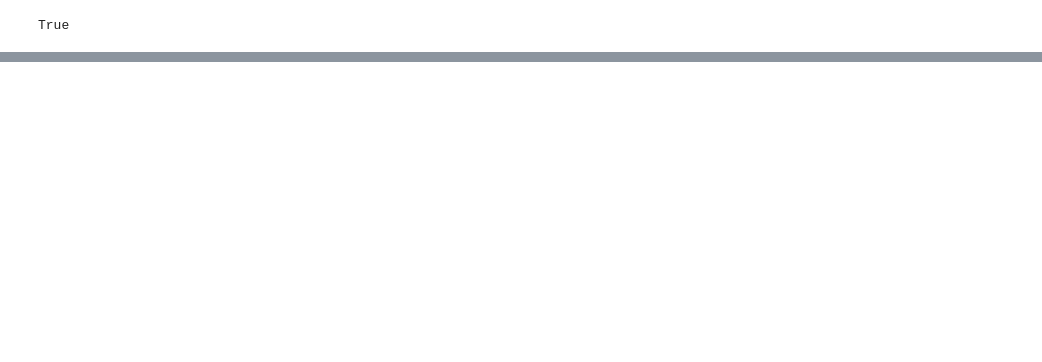
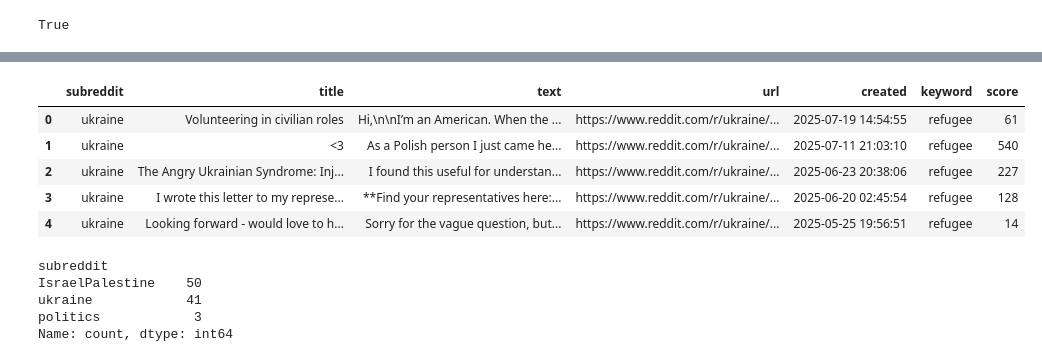
Before and after one commit to AnnaVerbytska/Migration_Sentiment, a Jupyter notebook: notebooks/get_data.ipynb, the cells around one changed output, grey strips where cells are left out. Saved outputs shown, nothing was run; the diff lists cells and outputs as text; code cells hidden in the pictures; blank space fills up the shorter version.

```diff
--- a/notebooks/get_data.ipynb
+++ b/notebooks/get_data.ipynb
@@ -54,0 +38,17 @@ Posted on: 2020-09-12 19:53:16
+# %%
+df.head()
+# %% [output]
+|  | subreddit | title | text | url | created | keyword | score |
+| 0 | ukraine | Volunteering in civilian roles | Hi,\n\nI’m an American. When the ... | https://www.reddit.com/r/ukraine/... | 2025-07-19 14:54:55 | refugee | 61 |
+| 1 | ukraine | <3 | As a Polish person I just came he... | https://www.reddit.com/r/ukraine/... | 2025-07-11 21:03:10 | refugee | 540 |
+| 2 | ukraine | The Angry Ukrainian Syndrome: Inj... | I found this useful for understan... | https://www.reddit.com/r/ukraine/... | 2025-06-23 20:38:06 | refugee | 227 |
+| 3 | ukraine | I wrote this letter to my represe... | **Find your representatives here:... | https://www.reddit.com/r/ukraine/... | 2025-06-20 02:45:54 | refugee | 128 |
+| 4 | ukraine | Looking forward - would love to h... | Sorry for the vague question, but... | https://www.reddit.com/r/ukraine/... | 2025-05-25 19:56:51 | refugee | 14 |
+# %%
+df['subreddit'].value_counts()
+# %% [output]
+subreddit
+IsraelPalestine    50
+ukraine            41
+politics            3
+Name: count, dtype: int64
```
Also changed, not shown: parts of 13 cells of this notebook, 3 other files.
